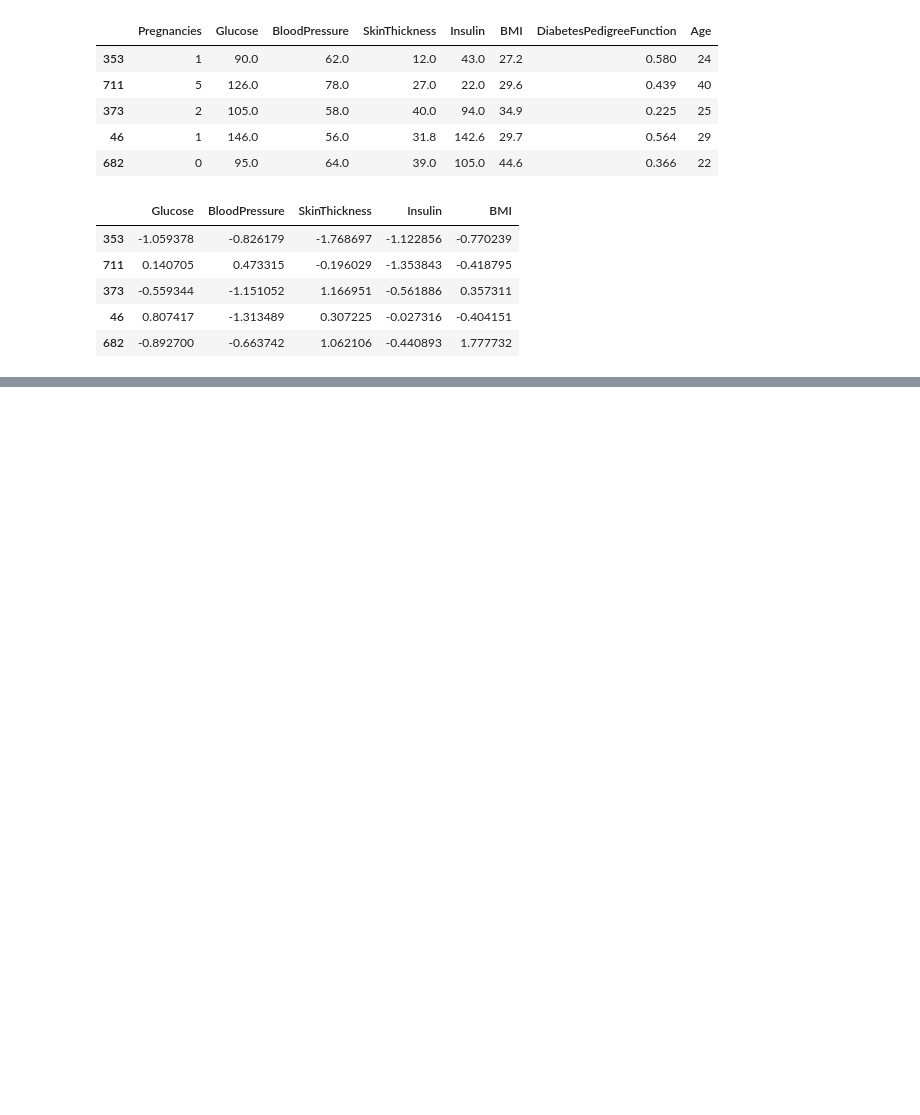
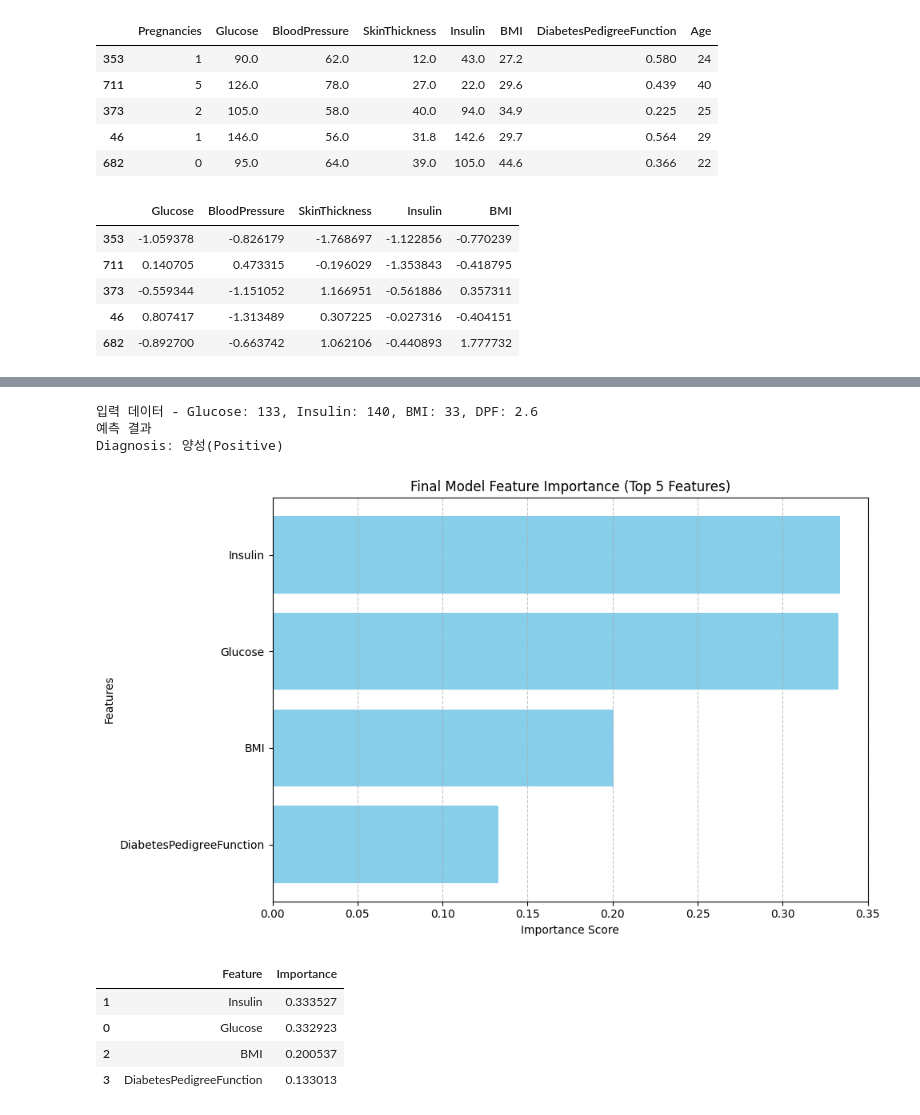
Before and after one commit to HY-BME/bme_test_files, a Jupyter notebook: ML_diabetes.ipynb, the cells around one changed output, grey strips where cells are left out. Saved outputs shown, nothing was run; the diff lists cells and outputs as text; code cells hidden in the pictures; blank space fills up the shorter version.

```diff
--- a/ML_diabetes.ipynb
+++ b/ML_diabetes.ipynb
@@ -238,0 +871,65 @@ Test Confusion Matrix:
+# %%
+# 샘플 데이터 작성
+test_glucose = 133
+test_insulin = 140
+test_bmi = 33
+test_diabetesPedigreeFunction = 2.6
+
+# Glucose에 대해 공복혈당/식후혈당으로 나눠서 측정된 데이터가 있다면 더 정확했을듯
+# 나이 요소만 45세에서 22세로 낮추고 나머지는 실제 당뇨환자 데이터로 넣었는데 당뇨가 음성이됨.
+# 나이 요소를 특성에서 제거
+# 다른 요소는 다 그대로 놔두고 BMI만 비만이 아닌 상태로 낮추니 실제로도 공복혈당장애에 해당되는데 이는 당뇨는 음성이긴함
+# 좀 더 정확한 예측을 위해 Glucose를 공복혈당/식후혈당으로 나눠서 raw data 수집하면 더 좋을듯
+
+input_for_scaler = pd.DataFrame([[test_glucose, 70, 20, test_insulin, test_bmi]],
+                                columns=['Glucose', 'BloodPressure', 'SkinThickness', 'Insulin', 'BMI'])
+
+#스케일링
+scaled_values = scaler.transform(input_for_scaler)[0]
+
+#스케일링된 특성 추출
+s_glucose = scaled_values[0]
+s_insulin = scaled_values[3]
+s_bmi = scaled_values[4]
+
+# 환자 예측 함수 호출
+custom_result = predict_diabetes_simple(s_glucose, s_insulin, s_bmi, test_diabetesPedigreeFunction)
+
+print(f"입력 데이터 - Glucose: {test_glucose}, Insulin: {test_insulin}, BMI: {test_bmi}, DPF: {test_diabetesPedigreeFunction}")
+print("예측 결과")
+for key, value in custom_result.items():
+    print(f"{key}: {value}")
+# %% [output]
+입력 데이터 - Glucose: 133, Insulin: 140, BMI: 33, DPF: 2.6
+예측 결과
+Diagnosis: 양성(Positive)
+# %%
+import pandas as pd
+import matplotlib.pyplot as plt
+
+# 특성 정확도
+importances = final_model_top4.feature_importances_
+
+# 간소화된 4개 특성
+feature_names = ['Glucose', 'Insulin', 'BMI', 'DiabetesPedigreeFunction']
+
+fi_df = pd.DataFrame({'Feature': feature_names, 'Importance': importances})
+fi_df = fi_df.sort_values(by='Importance', ascending=True)
+
+plt.figure(figsize=(10, 6))
+plt.barh(fi_df['Feature'], fi_df['Importance'], color='skyblue')
+plt.xlabel('Importance Score')
+plt.ylabel('Features')
+plt.title('Final Model Feature Importance (Top 5 Features)')
+plt.grid(axis='x', linestyle='--', alpha=0.7)
+plt.tight_layout()
+plt.show()
+
+display(fi_df.sort_values(by='Importance', ascending=False))
+# %% [output]
+[figure, added]
+|  | Feature | Importance |
+| 1 | Insulin | 0.333527 |
+| 0 | Glucose | 0.332923 |
+| 2 | BMI | 0.200537 |
+| 3 | DiabetesPedigreeFunction | 0.133013 |
```
Also changed, not shown: parts of 16 cells of this notebook.
